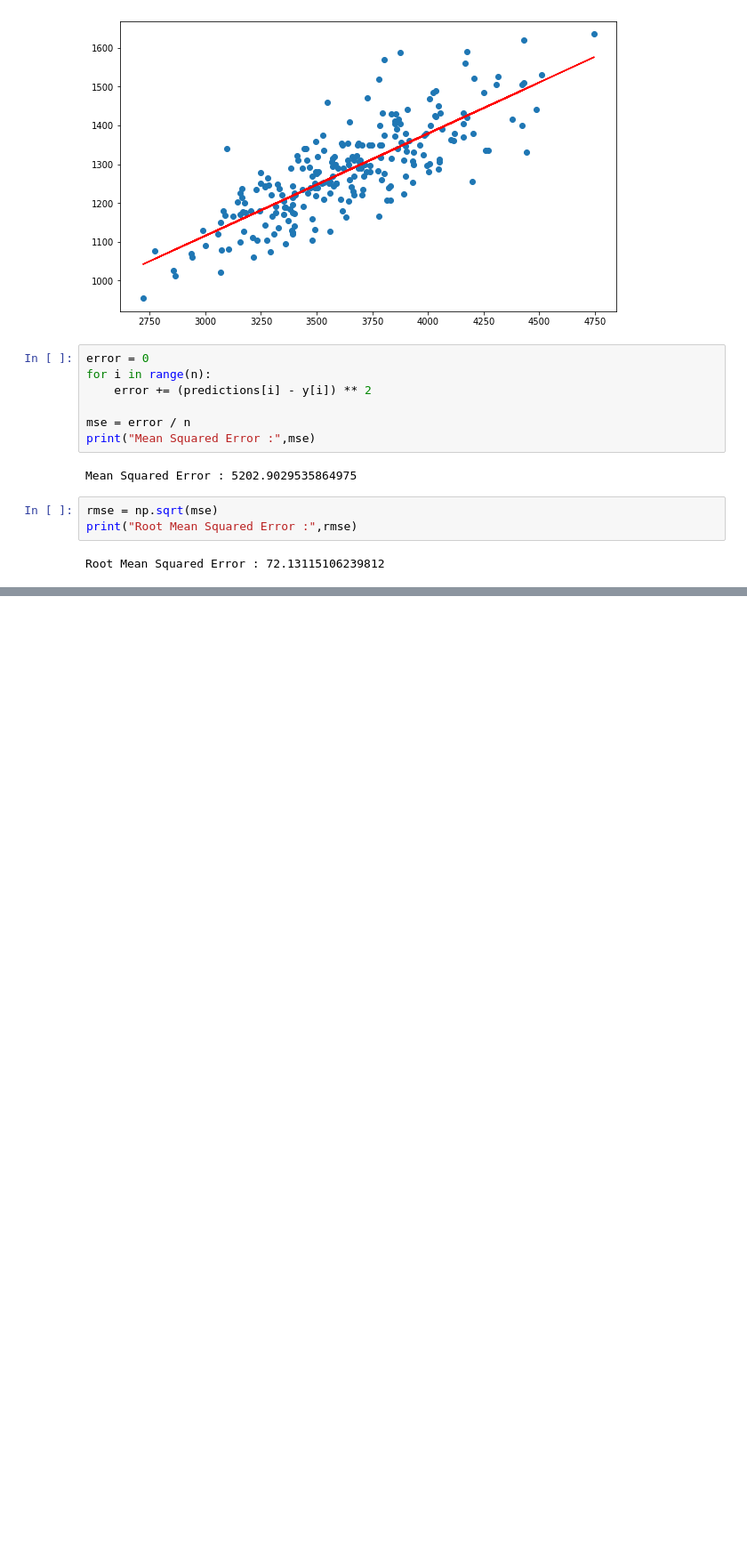
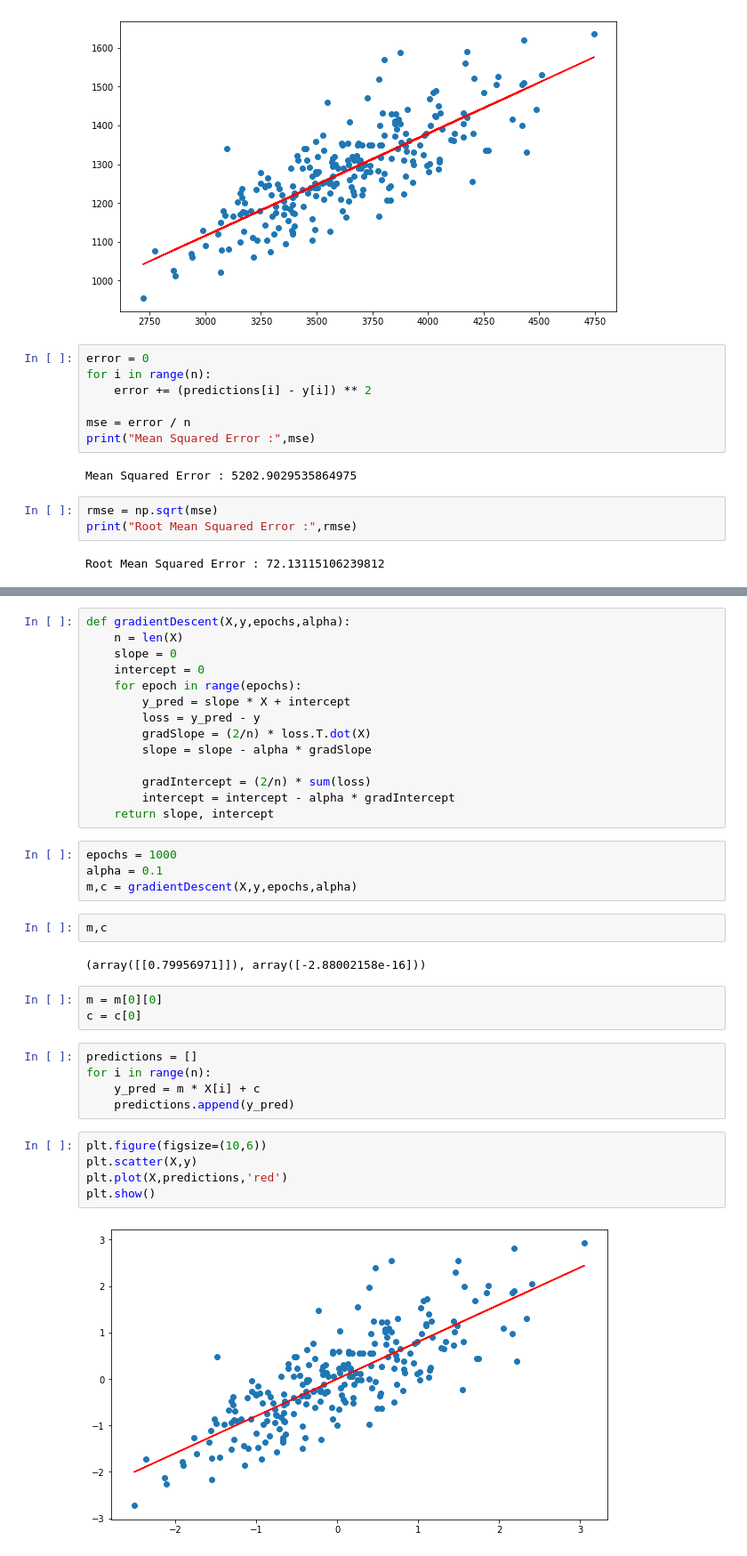
Before and after one commit to brainmentorspvtltd/BVICAM_OnlineFDP_July, a Jupyter notebook: SimpleLinearRegression.ipynb, the cells around one changed output, grey strips where cells are left out. Shown at 89% size. Cells and saved outputs as stored; diff of their text form; blank space fills up the shorter version.

```diff
--- a/SimpleLinearRegression.ipynb
+++ b/SimpleLinearRegression.ipynb
@@ -107,0 +120,37 @@ Root Mean Squared Error : 72.13115106239812
+# %%
+def gradientDescent(X,y,epochs,alpha):
+    n = len(X)
+    slope = 0
+    intercept = 0
+    for epoch in range(epochs):
+        y_pred = slope * X + intercept
+        loss = y_pred - y
+        gradSlope = (2/n) * loss.T.dot(X)
+        slope = slope - alpha * gradSlope
+
+        gradIntercept = (2/n) * sum(loss)
+        intercept = intercept - alpha * gradIntercept
+    return slope, intercept
+# %%
+epochs = 1000
+alpha = 0.1
+m,c = gradientDescent(X,y,epochs,alpha)
+# %%
+m,c
+# %% [output]
+(array([[0.79956971]]), array([-2.88002158e-16]))
+# %%
+m = m[0][0]
+c = c[0]
+# %%
+predictions = []
+for i in range(n):
+    y_pred = m * X[i] + c
+    predictions.append(y_pred)
+# %%
+plt.figure(figsize=(10,6))
+plt.scatter(X,y)
+plt.plot(X,predictions,'red')
+plt.show()
+# %% [output]
+[figure, added]
```
Also changed, not shown: parts of 5 cells of this notebook, 6 other files.
